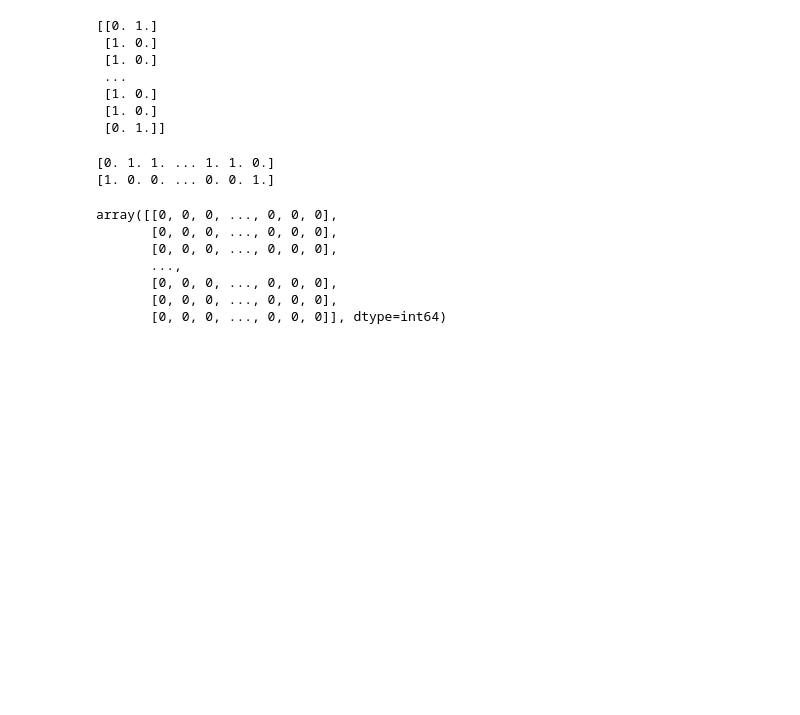
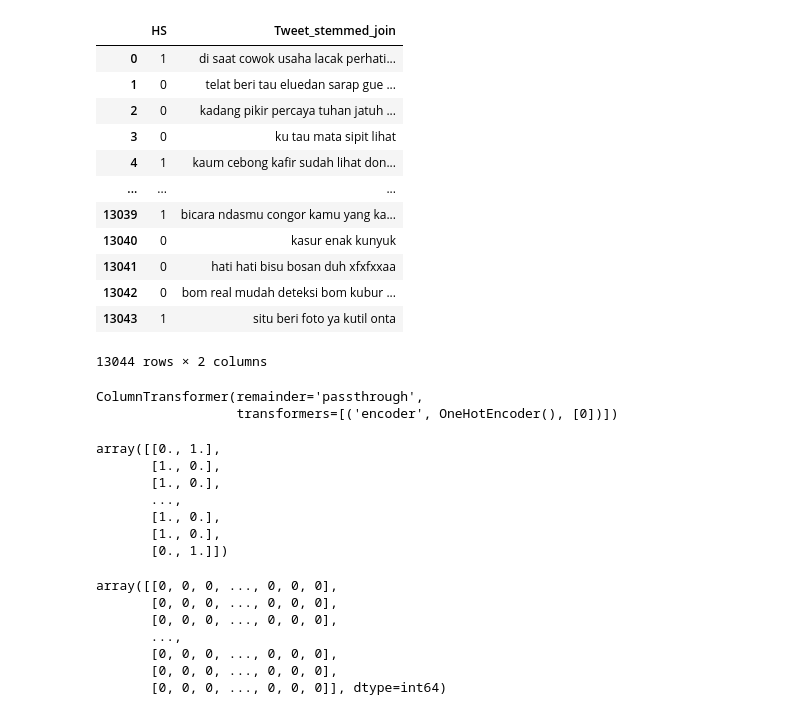
Before and after one commit to nazmeh/TUBES-SENTIMEN-ANALYSIS, a Jupyter notebook: NaiveBayesClassifier.ipynb, the cells around one changed output. Drawn from its saved outputs; the diff is of its cells as text; code cells hidden in the pictures; blank space fills up the shorter version.

```diff
--- a/NaiveBayesClassifier.ipynb
+++ b/NaiveBayesClassifier.ipynb
@@ -23,20 +23,39 @@ dataset.head()
 | 2 | 41. Kadang aku berfikir, kenapa a... | 0 | 0 | 0 | 0 | 0 | 0 | 0 | 0 | ... |
 | 3 | USER USER AKU ITU AKU\n\nKU TAU M... | 0 | 0 | 0 | 0 | 0 | 0 | 0 | 0 | ... |
 | 4 | USER USER Kaum cebong kapir udah ... | 1 | 1 | 0 | 1 | 1 | 0 | 0 | 0 | ... |
+# %%
+dt_transformed = dataset[['HS', 'Tweet_stemmed_join']]
+dt_transformed
+# %% [output]
+|  | HS | Tweet_stemmed_join |
+| 0 | 1 | di saat cowok usaha lacak perhati... |
+| 1 | 0 | telat beri tau eluedan sarap gue ... |
+| 2 | 0 | kadang pikir percaya tuhan jatuh ... |
+| 3 | 0 | ku tau mata sipit lihat |
+| 4 | 1 | kaum cebong kafir sudah lihat don... |
+| ... | ... | ... |
+| 13039 | 1 | bicara ndasmu congor kamu yang ka... |
+| 13040 | 0 | kasur enak kunyuk |
+| 13041 | 0 | hati hati bisu bosan duh xfxfxxaa |
+| 13042 | 0 | bom real mudah deteksi bom kubur ... |
+| 13043 | 1 | situ beri foto ya kutil onta |
+13044 rows × 2 columns
+# %%
+ct = ColumnTransformer(transformers=[('encoder', OneHotEncoder(), [0])], remainder='passthrough')
+ct
+# %% [output]
+ColumnTransformer(remainder='passthrough',
+                  transformers=[('encoder', OneHotEncoder(), [0])])
 # %%
-dt_transformed = dataset[['HS', 'Tweet_stemmed_join']]
 y = dt_transformed.iloc[:, 0].values
-
-ct = ColumnTransformer(transformers=[('encoder', OneHotEncoder(), [0])], remainder='passthrough')
 y = np.array(ct.fit_transform(y.reshape(-1, 1)))
-
-print(y)
+y
 # %% [output]
-[[0. 1.]
- [1. 0.]
- [1. 0.]
- ...
- [1. 0.]
- [1. 0.]
- [0. 1.]]
+array([[0., 1.],
+       [1., 0.],
+       [1., 0.],
+       ...,
+       [1., 0.],
+       [1., 0.],
+       [0., 1.]])
 # %%
@@ -43,12 +63,6 @@ print(y)
 y_df = pd.DataFrame(y)
 y_hate = np.array(y_df[0])
 y_offensive = np.array(y_df[1])
-# %%
-print(y_hate)
-print(y_offensive)
-# %% [output]
-[0. 1. 1. ... 1. 1. 0.]
-[1. 0. 0. ... 0. 0. 1.]
 # %%
 cv = CountVectorizer(max_features=4000)
 X = cv.fit_transform(dataset['Tweet_stemmed']).toarray()
```
Also changed, not shown: parts of 5 cells of this notebook, 3 other files.
